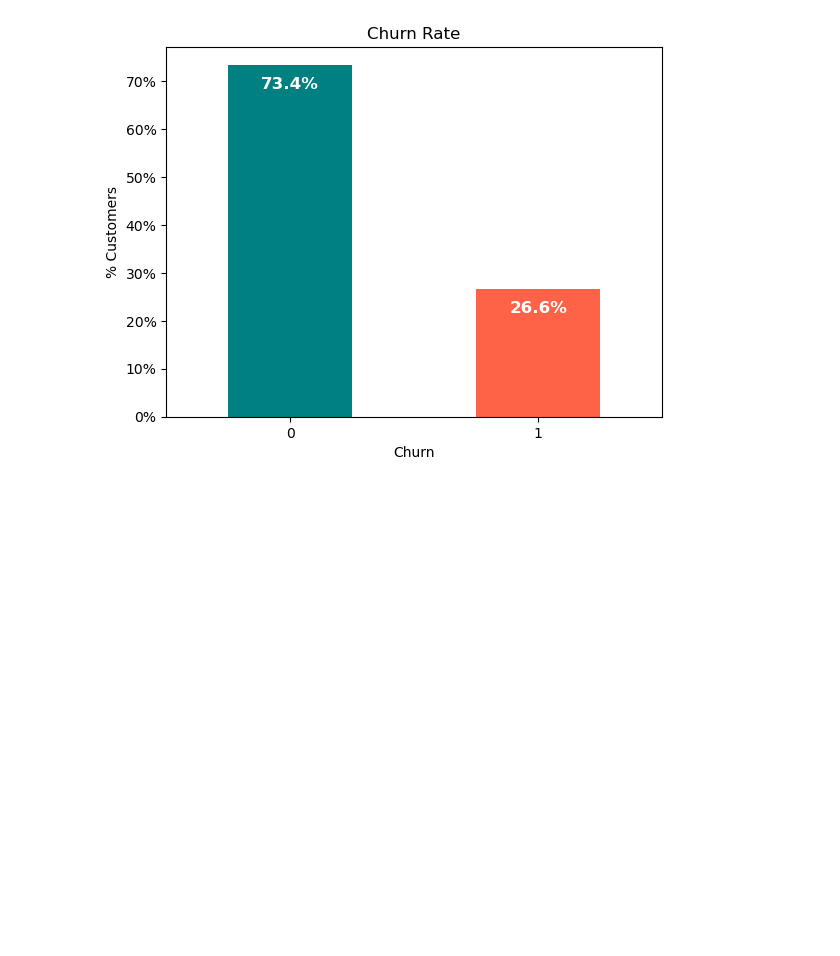
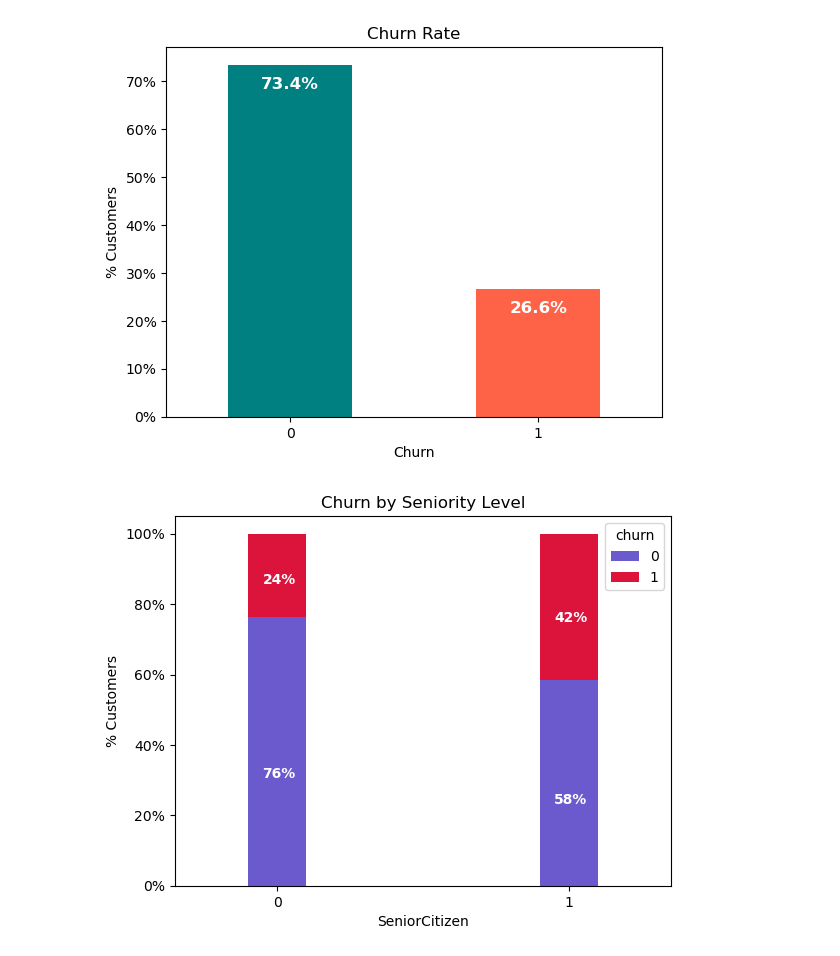
Before and after one commit to raunakraj09/Churn-Prediction-Model, a Jupyter notebook: Churn Prediction Model.ipynb, the cells around one changed output. Drawn from its saved outputs; the diff is of its cells as text; code cells hidden in the pictures; blank space fills up the shorter version.

```diff
--- a/Churn Prediction Model.ipynb
+++ b/Churn Prediction Model.ipynb
@@ -275,3 +275,18 @@ for p in ax.patches:
                 ha='center', va='center', fontsize=12, color='white', weight='bold')
 # %% [output]
 [figure]
+# %%
+colors = ['#6A5ACD','#DC143C']
+seniority_churn = data_new.groupby(['SeniorCitizen','Churn']).size().unstack()
+ax = (seniority_churn.T*100.0 / seniority_churn.T.sum()).T.plot(kind = 'bar', width = 0.2, stacked = True, rot = 0, color = colors)
+ax.yaxis.set_major_formatter(mtick.PercentFormatter())
+ax.legend(loc='best', title='churn')
+ax.set_ylabel('% Customers')
+ax.set_title('Churn by Seniority Level')
+
+for p in ax.patches:
+    width, height = p.get_width(), p.get_height()
+    x,y = p.get_xy()
+    ax.annotate('{:.0f}%'.format(height), (p.get_x()+.25*width, p.get_y()+.4*height), color = 'white', weight = 'bold')
+# %% [output]
+[figure, added]
```
Also changed, not shown: parts of 7 cells of this notebook.
